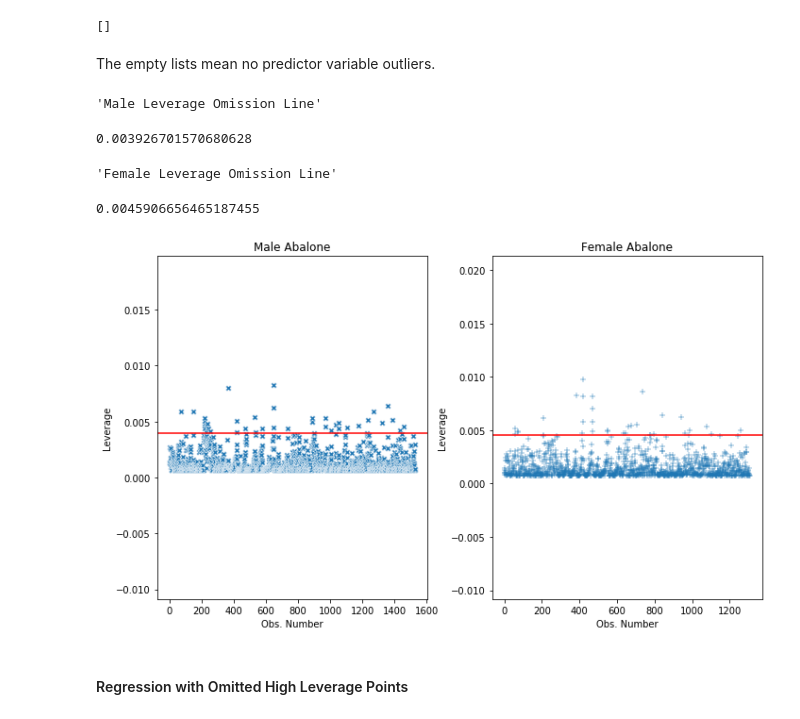
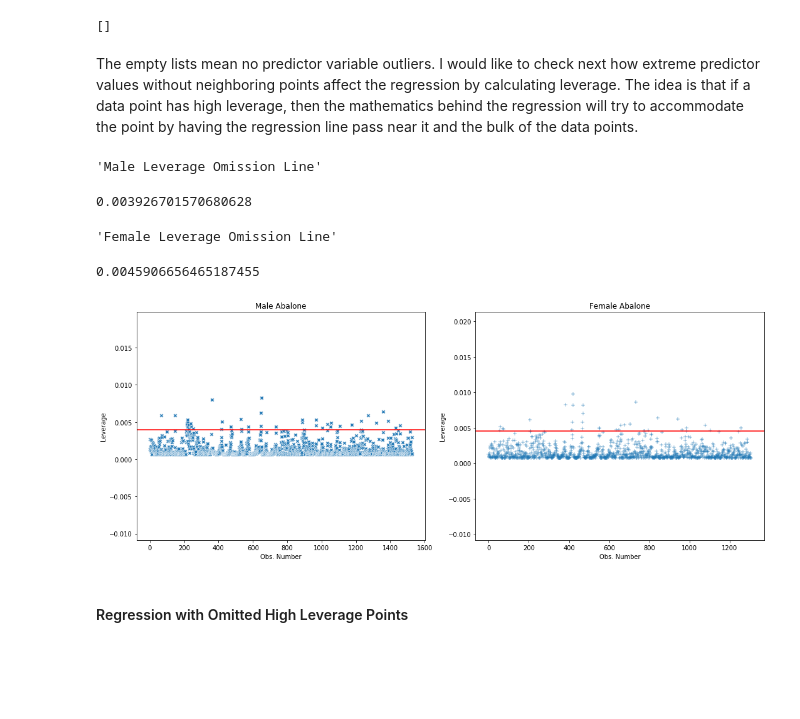
Before and after one commit to thokieu/Abalone-Regression, a Jupyter notebook: Workbook.ipynb, the cells around one changed output. Drawn from its saved outputs; the diff is of its cells as text; code cells hidden in the pictures; blank space fills up the shorter version.

```diff
--- a/Workbook.ipynb
+++ b/Workbook.ipynb
@@ -991,43 +1012,43 @@ display(DFB_ptm, DFB_ptf)
 # %% [output]
 []
 []
-# %% [markdown]
-The empty lists mean no predictor variable outliers.
+# %% [markdown]
+The empty lists mean no predictor variable outliers. I would like to check next how extreme predictor values without neighboring points affect the regression by calculating leverage. The idea is that if a data point has high leverage, then the mathematics behind the regression will try to accommodate the point by having the regression line pass near it and the bulk of the data points.
 # %%
 # Number of predictor variables.
 k = 1
 
 # Computing cut-off threshold for high leverage data points.
 prex_m = 3*(k+1)/len(DFBETA_m)
 prex_f = 3*(k+1)/len(DFBETA_f)
 
 display("Male Leverage Omission Line", prex_m,"Female Leverage Omission Line", prex_f)
 
-fig, axs = plt.subplots(1, 2, figsize = (10, 6))
+fig, axs = plt.subplots(1, 2, figsize = (15, 6))
 
 sns.scatterplot(x = DFBETA_m.index, y = H_mdiag, marker = 'X', ax = axs[0])
 sns.scatterplot(x = DFBETA_f.index, y = H_fdiag, marker = '+', ax = axs[1])
 
 axs[0].axhline(y = prex_m, color = 'r', linestyle = '-')
 axs[1].axhline(y = prex_f, color = 'r', linestyle = '-')
 
 axs[0].set_xlabel('Obs. Number')
 axs[0].set_ylabel('Leverage')
 axs[0].set_title('Male Abalone')
 
 axs[1].set_xlabel('Obs. Number')
 axs[1].set_ylabel('Leverage')
 axs[1].set_title('Female Abalone')
 
 plt.tight_layout()
 
 plt.show()
 # %% [output]
 'Male Leverage Omission Line'
 0.003926701570680628
 'Female Leverage Omission Line'
 0.0045906656465187455
-[figure, old version]
+[figure, new version]
 # %% [markdown]
 #### Regression with Omitted High Leverage Points
 # %%
```
Also changed, not shown: parts of 8 cells of this notebook.
